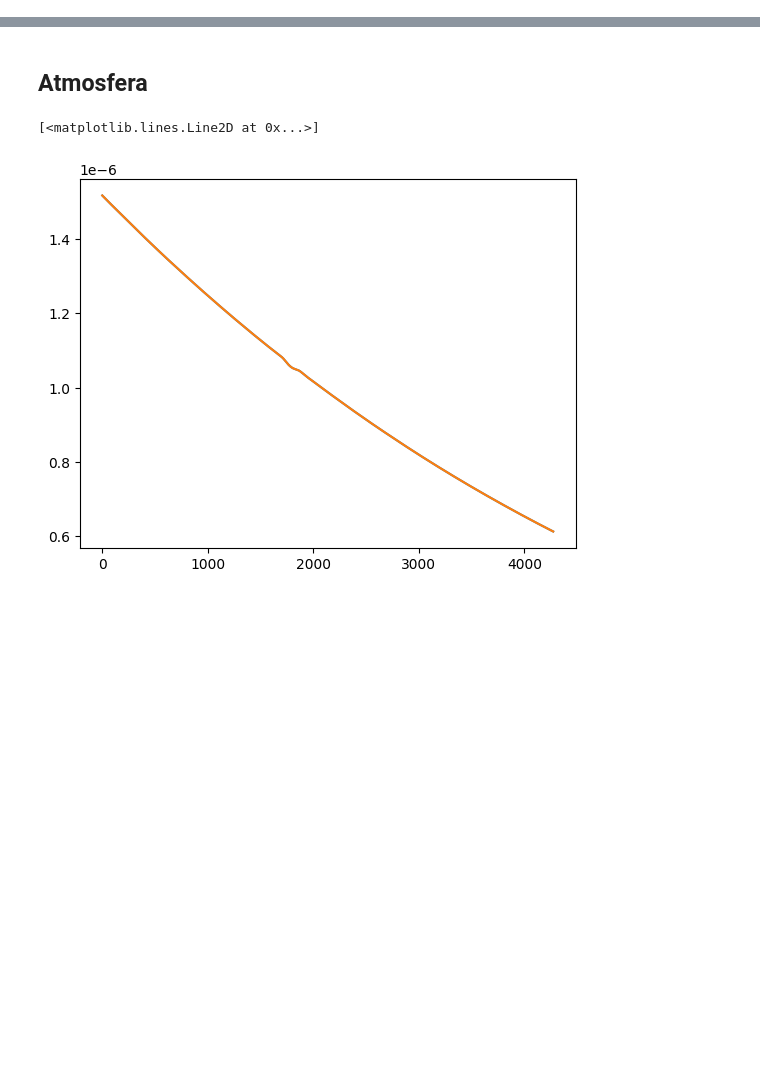
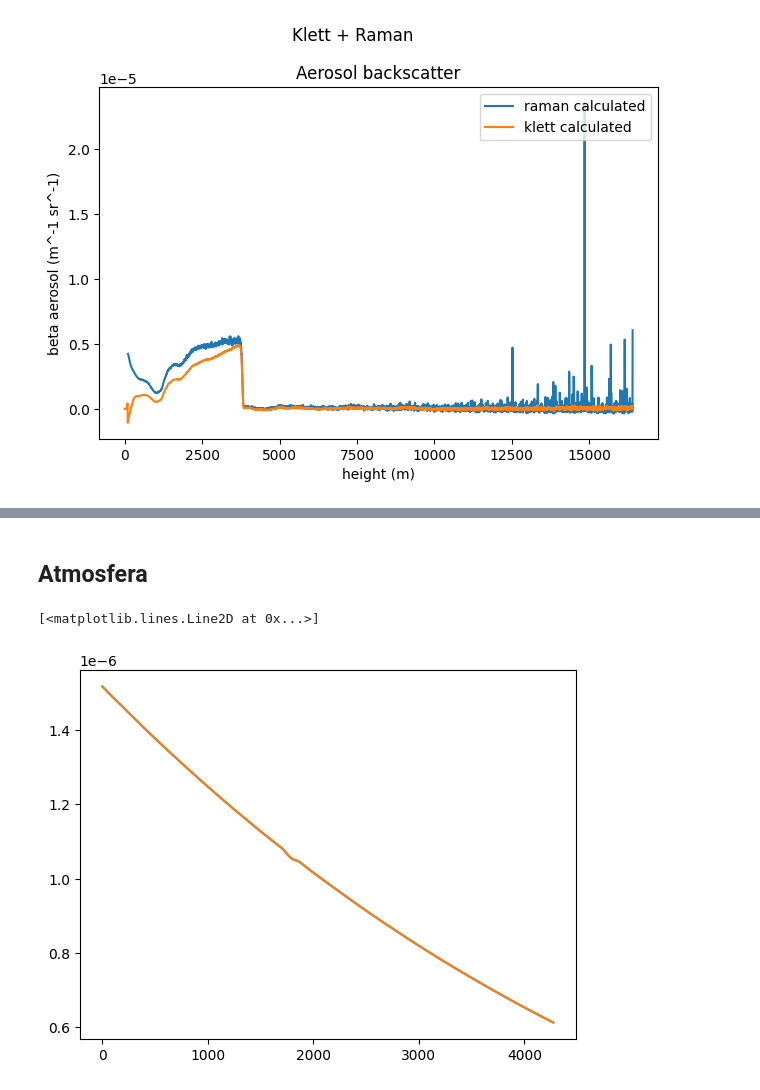
Before and after one commit to JairoRotava/lifa, a Jupyter notebook: notebooks/klett and raman processing.ipynb, the cells around one changed output, grey strips where cells are left out. Cells and saved outputs as stored; diff of their text form; code cells hidden in the pictures; blank space fills up the shorter version.

```diff
--- a/notebooks/klett processing.ipynb
+++ b/notebooks/klett and raman processing.ipynb
@@ -229,0 +250,19 @@ plt.show()
+# %%
+plt.subplot(1,1,1)
+plt.suptitle('Klett + Raman')
+plt.plot(lidar_data['z'], backscatter_aer, label='raman calculated')
+#plt.plot(lidar_data['z_raman'], lidar_data['raman_backscatter'], label='raman ref')
+
+plt.plot(lidar_data['z'], backscatter_output, label='klett calculated')
+#plt.plot(lidar_data['z_klett'], lidar_data['klett_backscatter'], label='klett ref')
+
+plt.title('Aerosol backscatter')
+#plt.yscale('log')
+plt.legend(loc='upper right')
+plt.ylabel('beta aerosol (m^-1 sr^-1)')
+plt.xlabel('height (m)')
+
+plt.tight_layout() # Adjusts subplot parameters for a tight layout
+plt.show()
+# %% [output]
+[figure, added]
```
Also changed, not shown: parts of 19 cells of this notebook, 1 other file.
